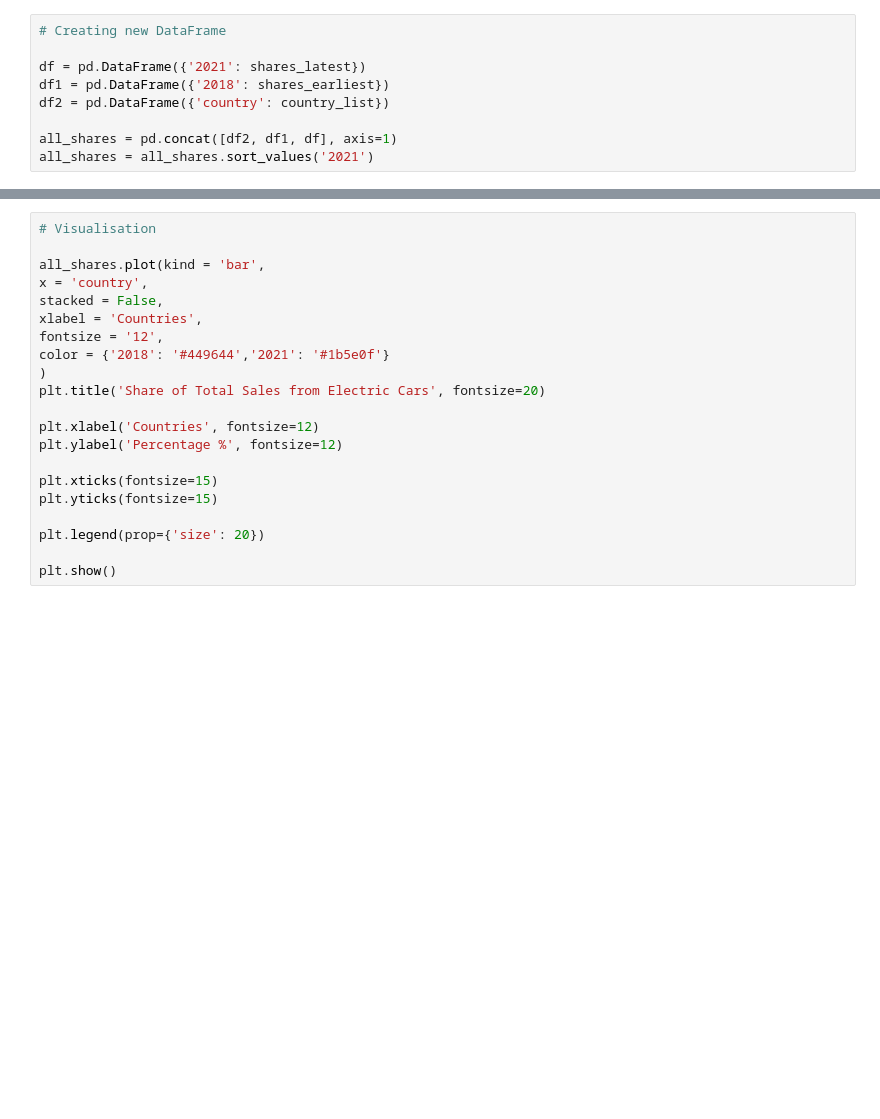
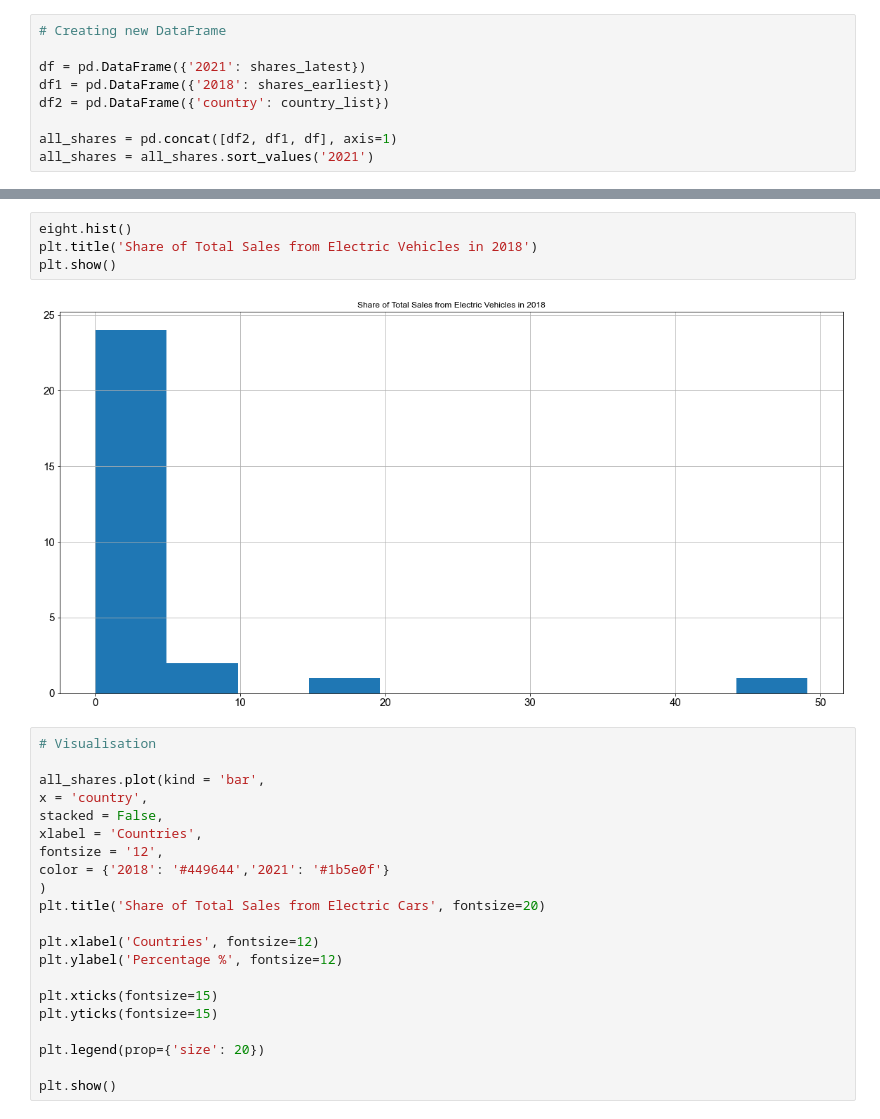
Before and after one commit to aaroln/ev, a Jupyter notebook: presentation.ipynb, the cells around one changed output, grey strips where cells are left out. Saved outputs shown, nothing was run; the diff lists cells and outputs as text; blank space fills up the shorter version.

```diff
--- a/presentation.ipynb
+++ b/presentation.ipynb
@@ -220,3 +231,9 @@ all_shares = all_shares.sort_values('2021')
+# %%
+eight.hist()
+plt.title('Share of Total Sales from Electric Vehicles in 2018')
+plt.show()
+# %% [output]
+[figure, added]
 # %%
 # Visualisation
 
```
Also changed, not shown: parts of 2 cells of this notebook.
